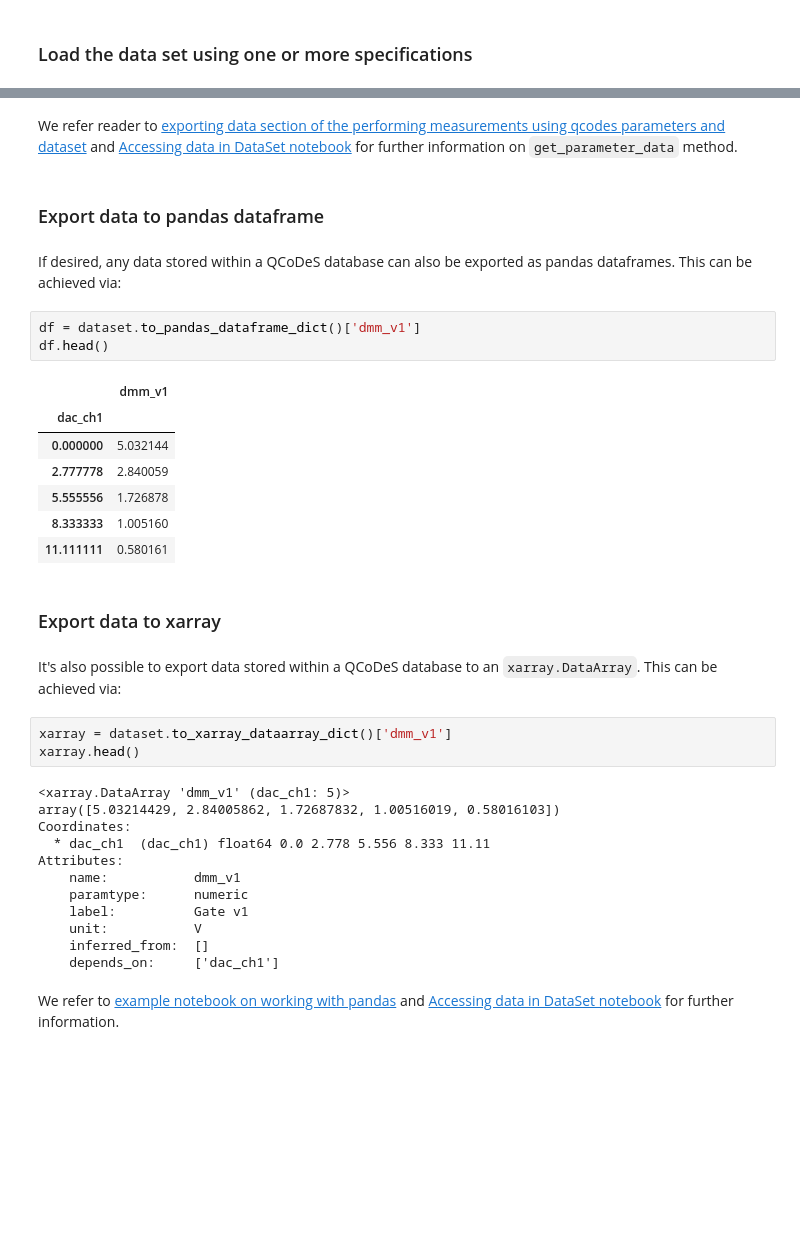
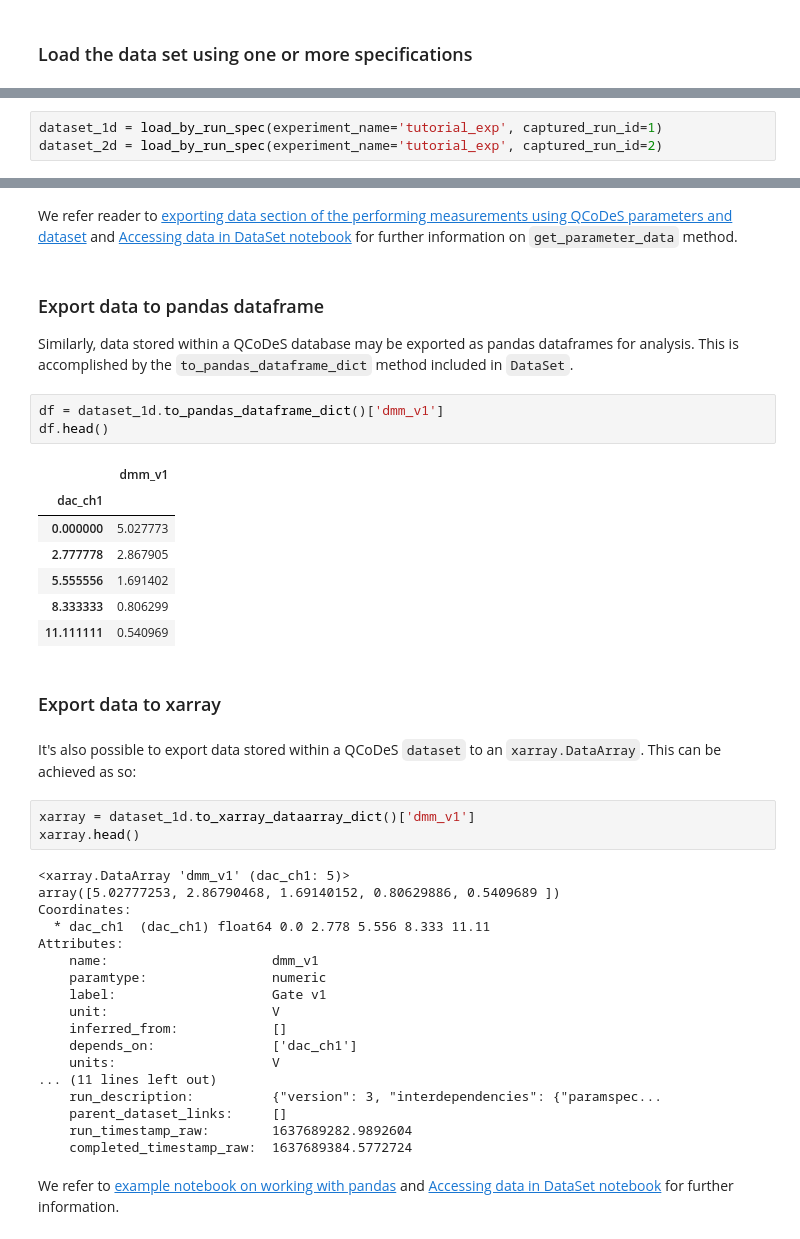
Before and after one commit to aa8919aa3/Qcodes, a Jupyter notebook: docs/examples/15_minutes_to_QCoDeS.ipynb, the cells around one changed output, grey strips where cells are left out. Cells and saved outputs as stored; diff of their text form; blank space fills up the shorter version.

Commit message:
revisions to 15 minutes to qcodes

```diff
--- a/docs/examples/15_minutes_to_QCoDeS.ipynb
+++ b/docs/examples/15_minutes_to_QCoDeS.ipynb
@@ -339 +332,4 @@ dataset = load_by_run_spec(experiment_name='dataset_context_manager', captured_r
+# %%
+dataset_1d = load_by_run_spec(experiment_name='tutorial_exp', captured_run_id=1)
+dataset_2d = load_by_run_spec(experiment_name='tutorial_exp', captured_run_id=2)
 # %% [markdown]
@@ -375,39 +388,45 @@ dataset.get_parameter_data('dmm_v1')
 # %% [markdown]
-We refer reader to [exporting data section of the performing measurements using qcodes parameters and dataset](DataSet/Performing-measurements-using-qcodes-parameters-and-dataset.ipynb#Accessing-and-exporting-the-measured-data) and [Accessing data in DataSet notebook](DataSet/Accessing-data-in-DataSet.ipynb) for further information on `get_parameter_data` method.
+We refer reader to [exporting data section of the performing measurements using QCoDeS parameters and dataset](DataSet/Performing-measurements-using-qcodes-parameters-and-dataset.ipynb#Accessing-and-exporting-the-measured-data) and [Accessing data in DataSet notebook](DataSet/Accessing-data-in-DataSet.ipynb) for further information on `get_parameter_data` method.
-# %% [markdown]
-### Export data to pandas dataframe
 # %% [markdown]
-If desired, any data stored within a QCoDeS database can also be exported as pandas dataframes. This can be achieved via:
+### Export data to pandas dataframe
+
+Similarly, data stored within a QCoDeS database may be exported as pandas dataframes for analysis. This is accomplished by the `to_pandas_dataframe_dict` method included in `DataSet`.
 # %%
-df = dataset.to_pandas_dataframe_dict()['dmm_v1']
+df = dataset_1d.to_pandas_dataframe_dict()['dmm_v1']
 df.head()
 # %% [output]
 |  | dmm_v1 |
 | dac_ch1 |  |
-| 0.000000 | 5.032144 |
-| 2.777778 | 2.840059 |
-| 5.555556 | 1.726878 |
-| 8.333333 | 1.005160 |
-| 11.111111 | 0.580161 |
+| 0.000000 | 5.027773 |
+| 2.777778 | 2.867905 |
+| 5.555556 | 1.691402 |
+| 8.333333 | 0.806299 |
+| 11.111111 | 0.540969 |
 # %% [markdown]
 ### Export data to xarray
 # %% [markdown]
-It's also possible to export data stored within a QCoDeS database to an `xarray.DataArray`. This can be achieved via:
+It's also possible to export data stored within a QCoDeS `dataset` to an `xarray.DataArray`. This can be achieved as so:
 # %%
-xarray = dataset.to_xarray_dataarray_dict()['dmm_v1']
+xarray = dataset_1d.to_xarray_dataarray_dict()['dmm_v1']
 xarray.head()
 # %% [output]
 <xarray.DataArray 'dmm_v1' (dac_ch1: 5)>
-array([5.03214429, 2.84005862, 1.72687832, 1.00516019, 0.58016103])
+array([5.02777253, 2.86790468, 1.69140152, 0.80629886, 0.5409689 ])
 Coordinates:
   * dac_ch1  (dac_ch1) float64 0.0 2.778 5.556 8.333 11.11
 Attributes:
-    name:           dmm_v1
-    paramtype:      numeric
-    label:          Gate v1
-    unit:           V
-    inferred_from:  []
-    depends_on:     ['dac_ch1']
+    name:                     dmm_v1
+    paramtype:                numeric
+    label:                    Gate v1
+    unit:                     V
+    inferred_from:            []
+    depends_on:               ['dac_ch1']
+    units:                    V
+... (11 lines left out)
+    run_description:          {"version": 3, "interdependencies": {"paramspec...
+    parent_dataset_links:     []
+    run_timestamp_raw:        1637689282.9892604
+    completed_timestamp_raw:  1637689384.5772724
 # %% [markdown]
 We refer to [example notebook on working with pandas](DataSet/Working-With-Pandas-and-XArray.ipynb) and [Accessing data in DataSet notebook](DataSet/Accessing-data-in-DataSet.ipynb) for further information.
 # %% [markdown]
```
Also changed, not shown: parts of 144 cells of this notebook.
